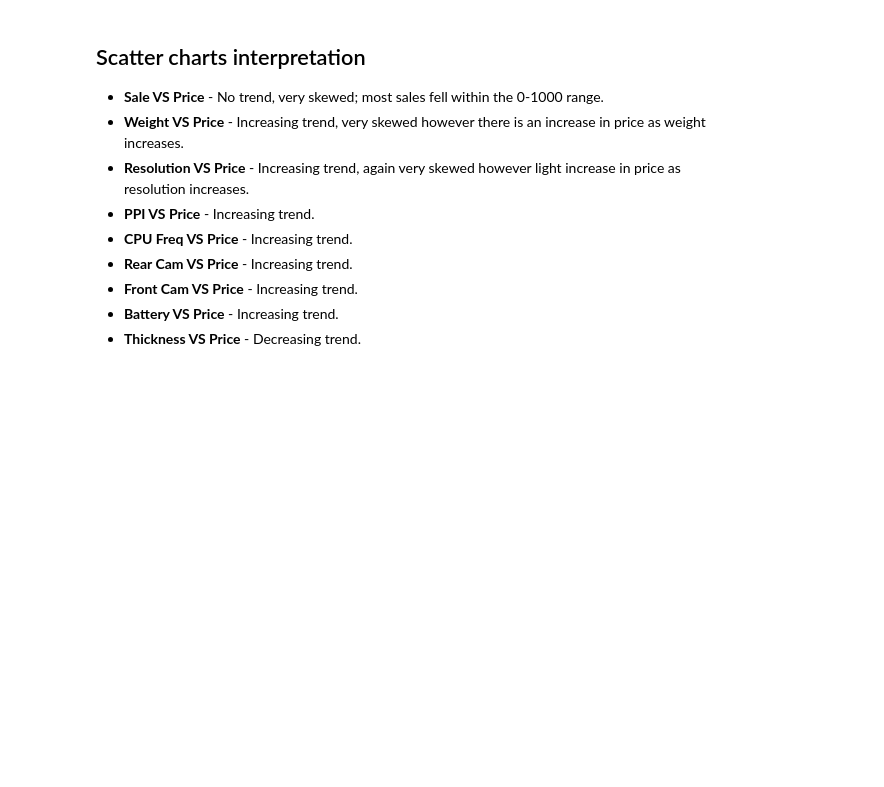
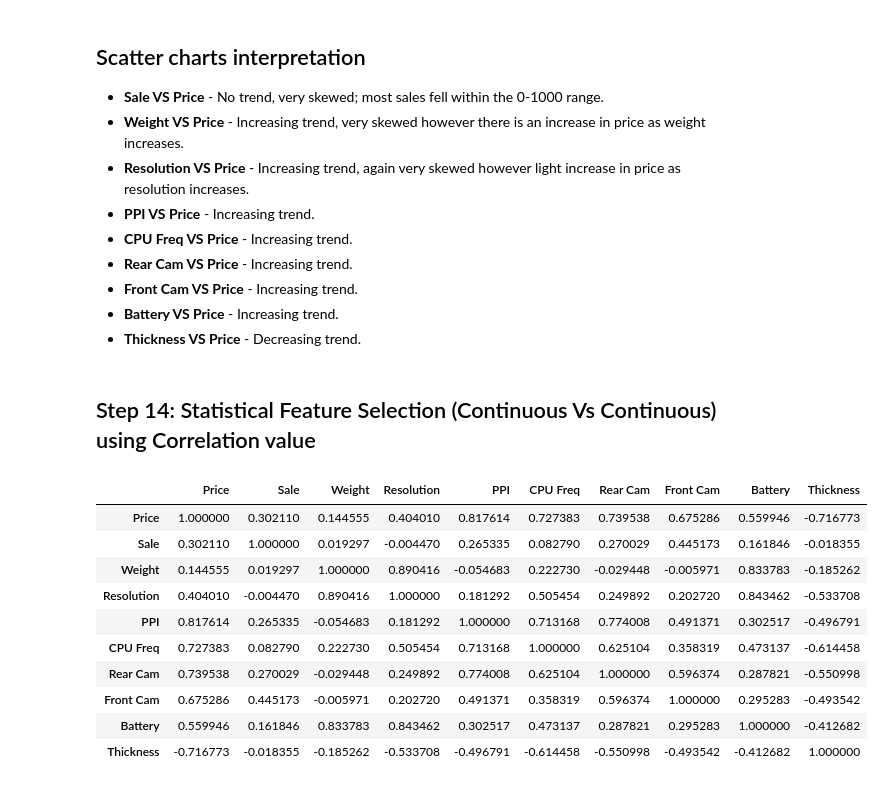
Before and after one commit to AdrianP03/ST1Capstone, a Jupyter notebook: ST1Capstone.ipynb, the cells around one changed output. Cells and saved outputs as stored; diff of their text form; code cells hidden in the pictures; blank space fills up the shorter version.

```diff
--- a/ST1Capstone.ipynb
+++ b/ST1Capstone.ipynb
@@ -383,3 +383,25 @@ for predictor in ContinuousCols:
 * **Front Cam VS Price** - Increasing trend.
 * **Battery VS Price** - Increasing trend.
 * **Thickness VS Price** - Decreasing trend.
+# %% [markdown]
+## Step 14: Statistical Feature Selection (Continuous Vs Continuous) using Correlation value
+# %%
+# Calculating correlation matrix
+ContinuousCols=['Price','Sale', 'Weight', 'Resolution', 'PPI', 'CPU Freq', 'Rear Cam', 'Front Cam', 'Battery',
+                 'Thickness']
+
+# Creating the correlation matrix
+CorrelationData=CellphoneData[ContinuousCols].corr()
+CorrelationData
+# %% [output]
+|  | Price | Sale | Weight | Resolution | PPI | CPU Freq | Rear Cam | Front Cam | Battery | Thickness |
+| Price | 1.000000 | 0.302110 | 0.144555 | 0.404010 | 0.817614 | 0.727383 | 0.739538 | 0.675286 | 0.559946 | -0.716773 |
+| Sale | 0.302110 | 1.000000 | 0.019297 | -0.004470 | 0.265335 | 0.082790 | 0.270029 | 0.445173 | 0.161846 | -0.018355 |
+| Weight | 0.144555 | 0.019297 | 1.000000 | 0.890416 | -0.054683 | 0.222730 | -0.029448 | -0.005971 | 0.833783 | -0.185262 |
+| Resolution | 0.404010 | -0.004470 | 0.890416 | 1.000000 | 0.181292 | 0.505454 | 0.249892 | 0.202720 | 0.843462 | -0.533708 |
+| PPI | 0.817614 | 0.265335 | -0.054683 | 0.181292 | 1.000000 | 0.713168 | 0.774008 | 0.491371 | 0.302517 | -0.496791 |
+| CPU Freq | 0.727383 | 0.082790 | 0.222730 | 0.505454 | 0.713168 | 1.000000 | 0.625104 | 0.358319 | 0.473137 | -0.614458 |
+| Rear Cam | 0.739538 | 0.270029 | -0.029448 | 0.249892 | 0.774008 | 0.625104 | 1.000000 | 0.596374 | 0.287821 | -0.550998 |
+| Front Cam | 0.675286 | 0.445173 | -0.005971 | 0.202720 | 0.491371 | 0.358319 | 0.596374 | 1.000000 | 0.295283 | -0.493542 |
+| Battery | 0.559946 | 0.161846 | 0.833783 | 0.843462 | 0.302517 | 0.473137 | 0.287821 | 0.295283 | 1.000000 | -0.412682 |
+| Thickness | -0.716773 | -0.018355 | -0.185262 | -0.533708 | -0.496791 | -0.614458 | -0.550998 | -0.493542 | -0.412682 | 1.000000 |
```
Also changed, not shown: parts of 2 cells of this notebook.
